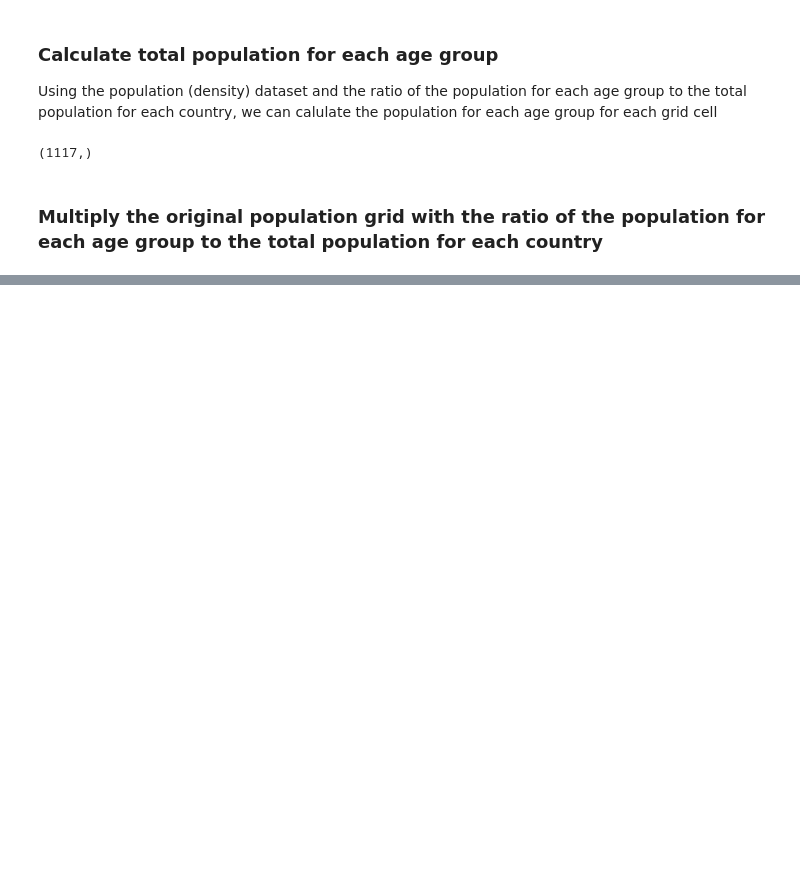
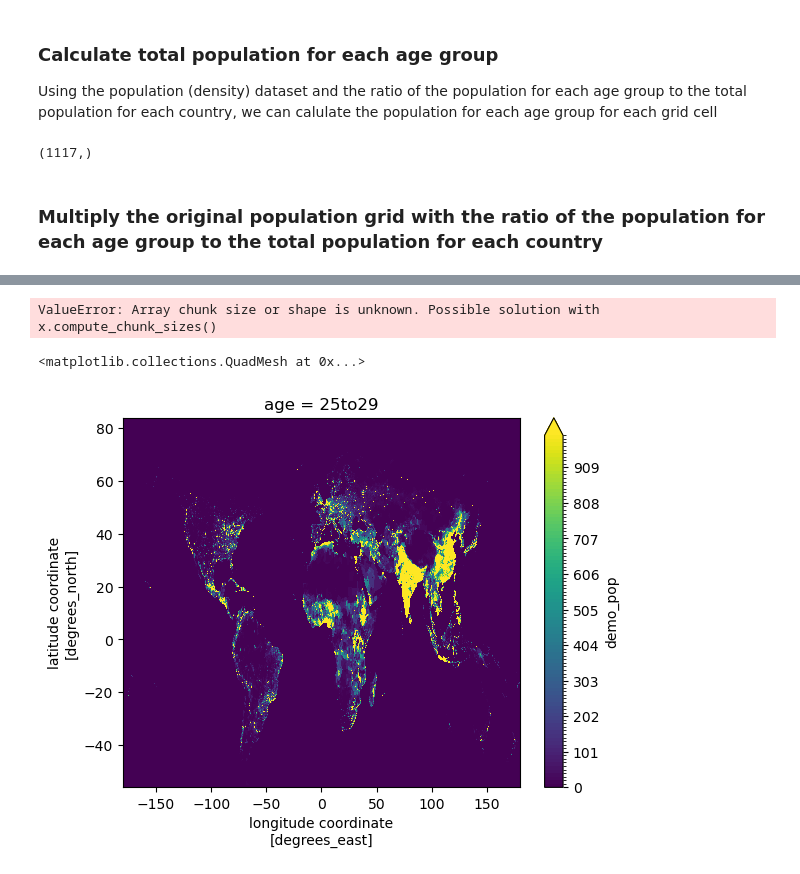
Before and after one commit to cindywang625/mortality_studies, a Jupyter notebook: processing_data/get_total_pop.ipynb, the cells around one changed output, grey strips where cells are left out. Saved outputs shown, nothing was run; the diff lists cells and outputs as text; code cells hidden in the pictures; blank space fills up the shorter version.

```diff
--- a/processing_data/get_total_pop.ipynb
+++ b/processing_data/get_total_pop.ipynb
@@ -141,0 +141,4 @@ combined_pop.to_netcdf(f'./processed/2020_demo_frac.nc')
+# %%
+combined_pop.to_netcdf(f'/glade/u/home/cindywang625/Mortality_data/demographic/countries/male_2020_demo_frac.nc')
+# %% [output]
+ValueError: Array chunk size or shape is unknown. Possible solution with x.compute_chunk_sizes()
@@ -141,0 +188,5 @@ combined_pop.to_netcdf(f'./processed/2020_demo_frac.nc')
+# %%
+xr.open_mfdataset('./demographic/countries/female_2020_demo_frac.nc')['demo_pop'][0].plot(levels = np.linspace(0,1000,100))
+# %% [output]
+<matplotlib.collections.QuadMesh at 0x...>
+[figure, added]
```
Also changed, not shown: parts of 22 cells of this notebook, 1 other file.
